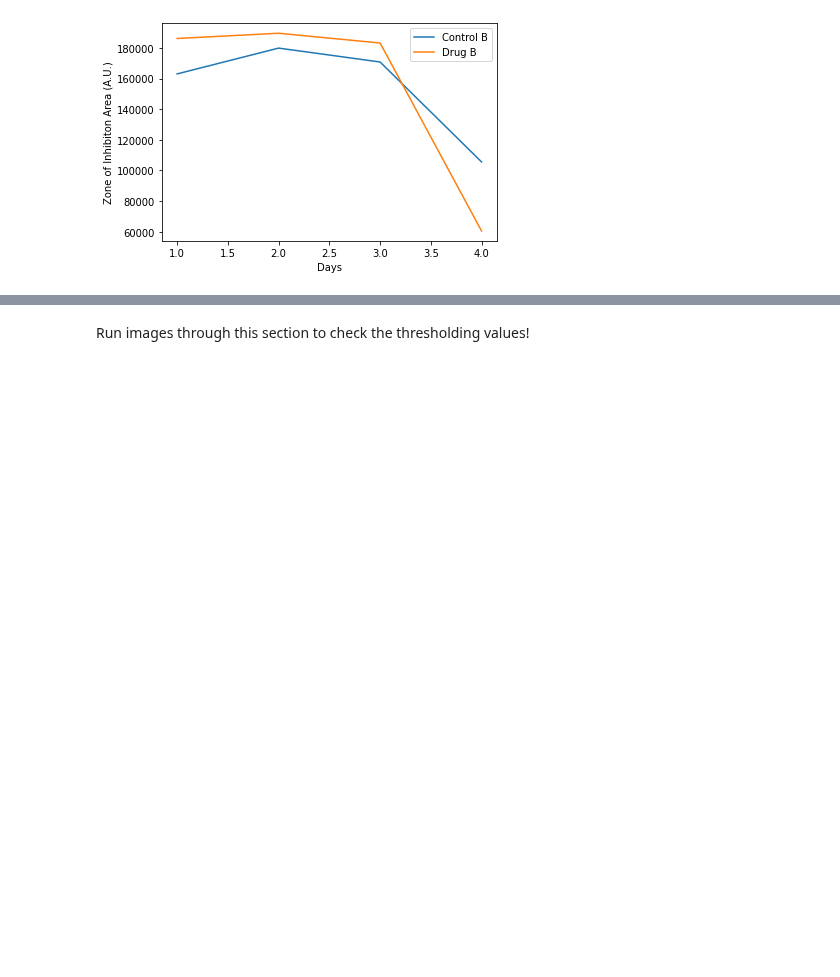
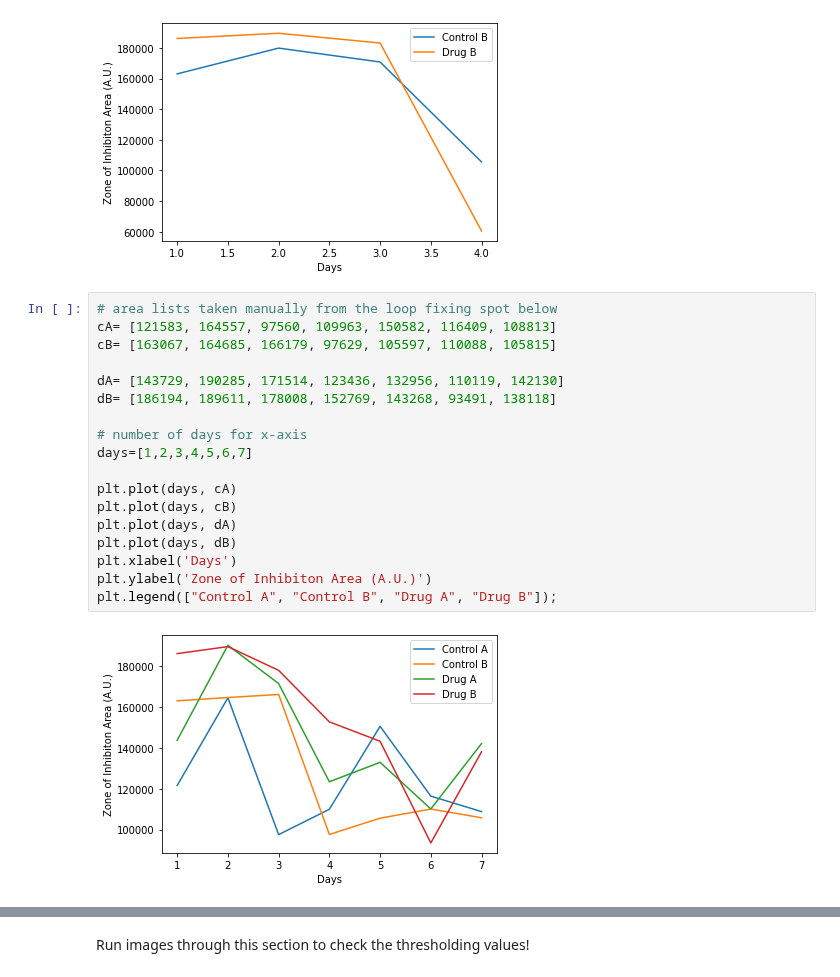
Before and after one commit to lmkelly16/BYU-REU-2022, a Jupyter notebook: all_the_loops.ipynb, the cells around one changed output, grey strips where cells are left out. Saved outputs shown, nothing was run; the diff lists cells and outputs as text; blank space fills up the shorter version.

```diff
--- a/all_the_loops.ipynb
+++ b/all_the_loops.ipynb
@@ -273,3 +273,23 @@ plt.ylabel('Zone of Inhibiton Area (A.U.)')
 plt.legend(["Control B", "Drug B"]);
 # %% [output]
 [figure]
+# %%
+# area lists taken manually from the loop fixing spot below
+cA= [121583, 164557, 97560, 109963, 150582, 116409, 108813]
+cB= [163067, 164685, 166179, 97629, 105597, 110088, 105815]
+
+dA= [143729, 190285, 171514, 123436, 132956, 110119, 142130]
+dB= [186194, 189611, 178008, 152769, 143268, 93491, 138118]
+
+# number of days for x-axis
+days=[1,2,3,4,5,6,7]
+
+plt.plot(days, cA)
+plt.plot(days, cB)
+plt.plot(days, dA)
+plt.plot(days, dB)
+plt.xlabel('Days')
+plt.ylabel('Zone of Inhibiton Area (A.U.)')
+plt.legend(["Control A", "Control B", "Drug A", "Drug B"]);
+# %% [output]
+[figure, added]
```
Also changed, not shown: parts of 7 cells of this notebook.
